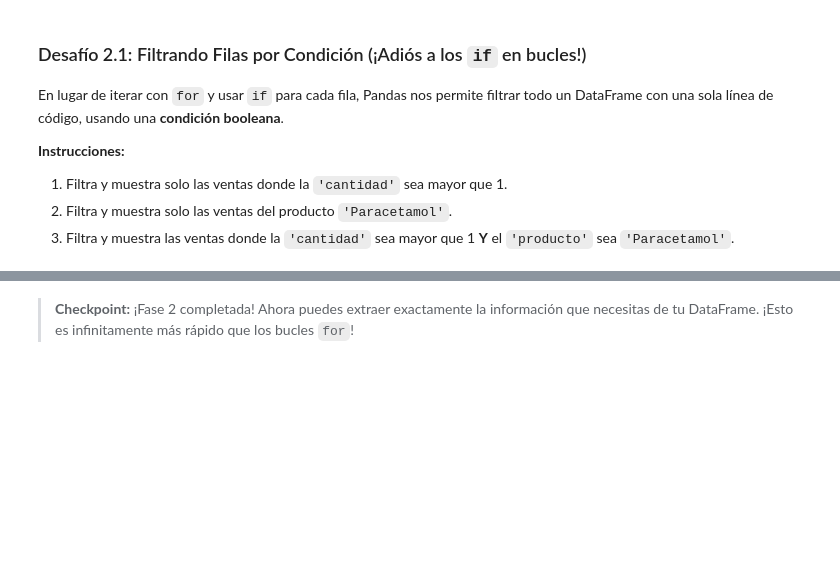
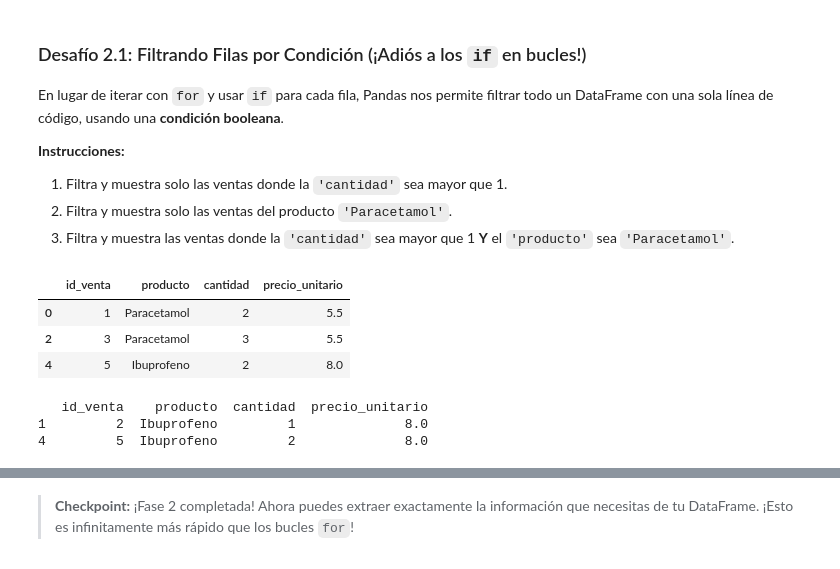
Before and after one commit to Adriana0993/Adriana---programaci-n, a Jupyter notebook: notebooks/NOTEBOOK 07 - Introduccion_a_Pandas v2.ipynb, the cells around one changed output, grey strips where cells are left out. Saved outputs shown, nothing was run; the diff lists cells and outputs as text; code cells hidden in the pictures; blank space fills up the shorter version.

```diff
--- a/notebooks/NOTEBOOK 07 - Introduccion_a_Pandas v2.ipynb
+++ b/notebooks/NOTEBOOK 07 - Introduccion_a_Pandas v2.ipynb
@@ -201,6 +210,21 @@ En lugar de iterar con `for` y usar `if` para cada fila, Pandas nos permite filt
 1.  Filtra y muestra solo las ventas donde la `'cantidad'` sea mayor que 1.
 2.  Filtra y muestra solo las ventas del producto `'Paracetamol'`.
 3.  Filtra y muestra las ventas donde la `'cantidad'` sea mayor que 1 **Y** el `'producto'` sea `'Paracetamol'`.
+# %%
+filtro = registros_ventas['cantidad'] > 1
+registros_ventas[filtro]
+# %% [output]
+|  | id_venta | producto | cantidad | precio_unitario |
+| 0 | 1 | Paracetamol | 2 | 5.5 |
+| 2 | 3 | Paracetamol | 3 | 5.5 |
+| 4 | 5 | Ibuprofeno | 2 | 8.0 |
+# %%
+filtro = registros_ventas['producto'] == 'Ibuprofeno'
+print(registros_ventas[filtro])
+# %% [output]
+   id_venta    producto  cantidad  precio_unitario
+1         2  Ibuprofeno         1              8.0
+4         5  Ibuprofeno         2              8.0
 # %%
 # 1. Ventas con cantidad mayor que 1
 ventas_grandes = registros_ventas[registros_ventas['cantidad'] > 1]
```
Also changed, not shown: parts of 2 cells of this notebook.
